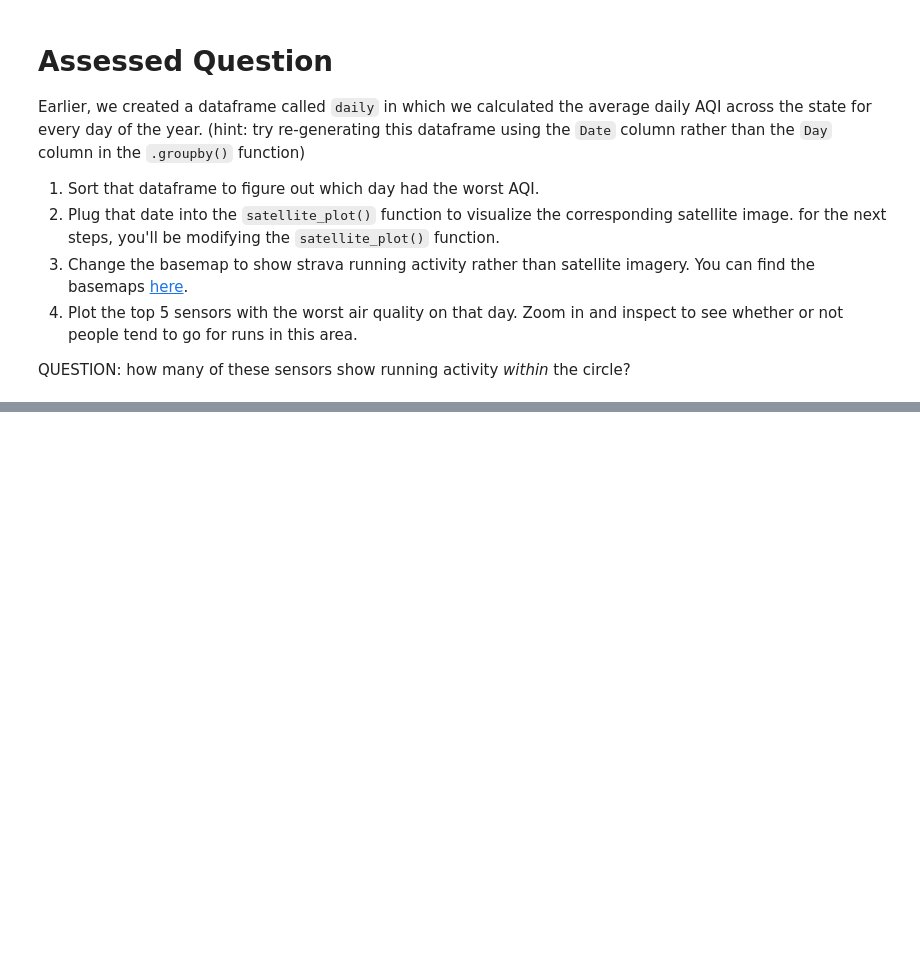
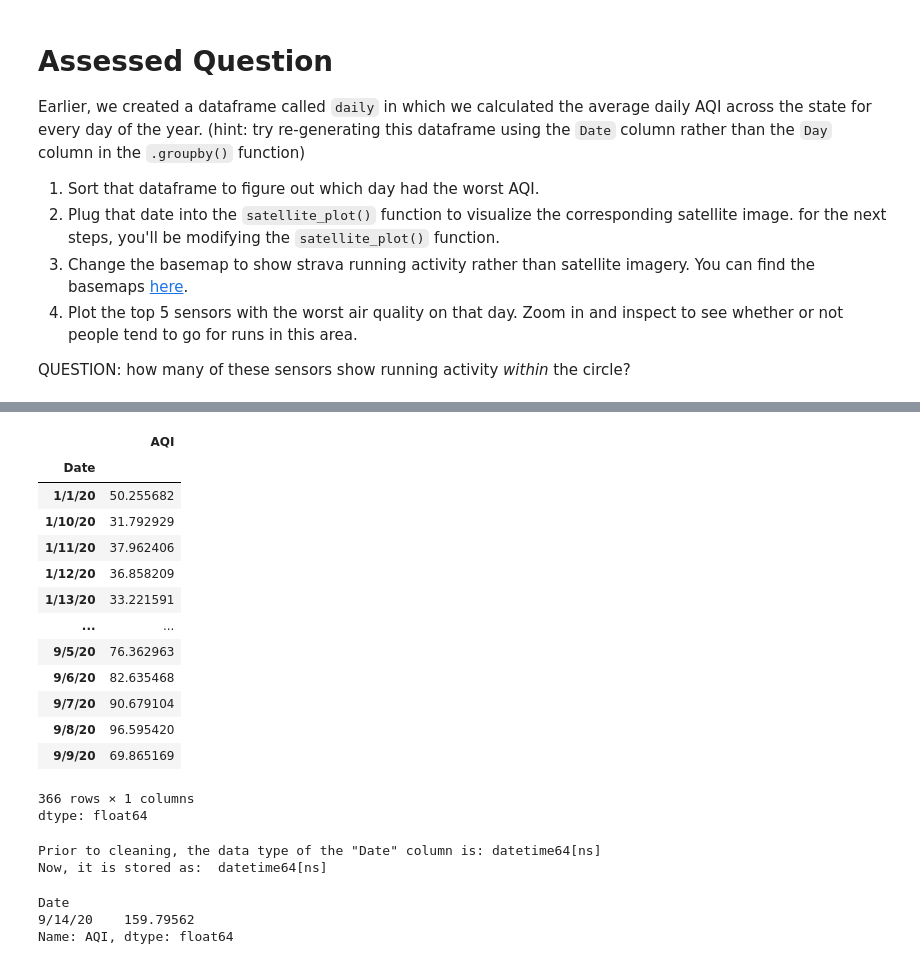
Before and after one commit to anastefan176/QM2, a Jupyter notebook: notebooks/W03. Spatial Data.ipynb, the cells around one changed output, grey strips where cells are left out. Drawn from its saved outputs; the diff is of its cells as text; code cells hidden in the pictures; blank space fills up the shorter version.

```diff
--- a/notebooks/W03. Spatial Data.ipynb
+++ b/notebooks/W03. Spatial Data.ipynb
@@ -510,0 +541,41 @@ QUESTION: how many of these sensors show running activity *within* the circle?
+# %%
+daily = df.groupby('Date')['AQI'].mean()
+daily
+# %% [output]
+|  | AQI |
+| Date |  |
+| 1/1/20 | 50.255682 |
+| 1/10/20 | 31.792929 |
+| 1/11/20 | 37.962406 |
+| 1/12/20 | 36.858209 |
+| 1/13/20 | 33.221591 |
+| ... | ... |
+| 9/5/20 | 76.362963 |
+| 9/6/20 | 82.635468 |
+| 9/7/20 | 90.679104 |
+| 9/8/20 | 96.595420 |
+| 9/9/20 | 69.865169 |
+366 rows × 1 columns
+dtype: float64
+# %%
+df['Date']=pd.to_datetime(df['Date'])
+df['Month']=df['Date'].dt.month
+# we can do the same for the day of year.
+df['Day']=df['Date'].dt.dayofyear
+
+print('Prior to cleaning, the data type of the "Date" column is:', df['Date'].dtype)
+
+df['Day']=pd.to_datetime(df['Day'])
+
+print('Now, it is stored as: ', df['Date'].dtype)
+# %% [output]
+Prior to cleaning, the data type of the "Date" column is: datetime64[ns]
+Now, it is stored as:  datetime64[ns]
+# %%
+daily_worst = daily.sort_values(ascending=False)
+
+print(daily_worst.head(1))
+# %% [output]
+Date
+9/14/20    159.79562
+Name: AQI, dtype: float64
```
Also changed, not shown: parts of 16 cells of this notebook.
